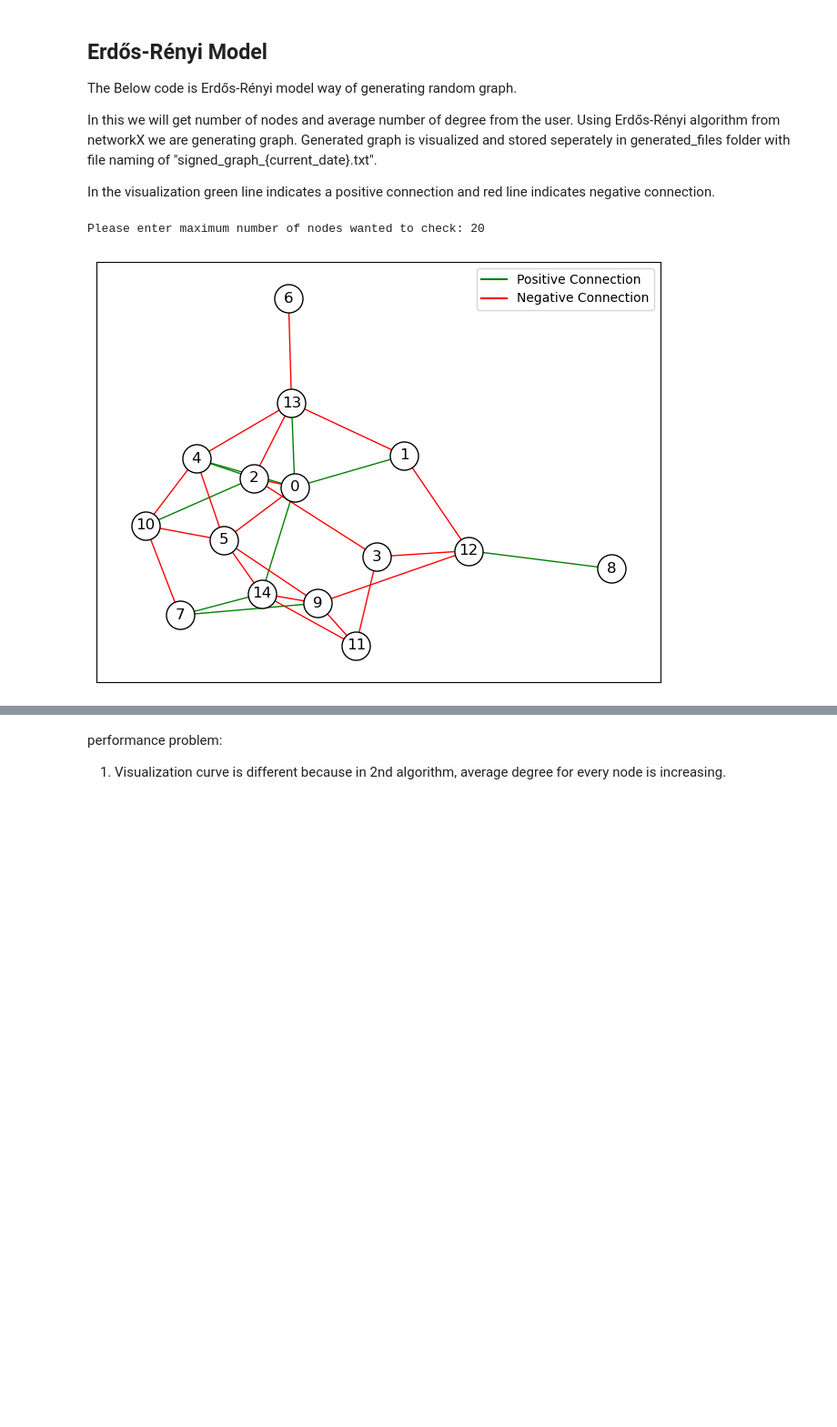
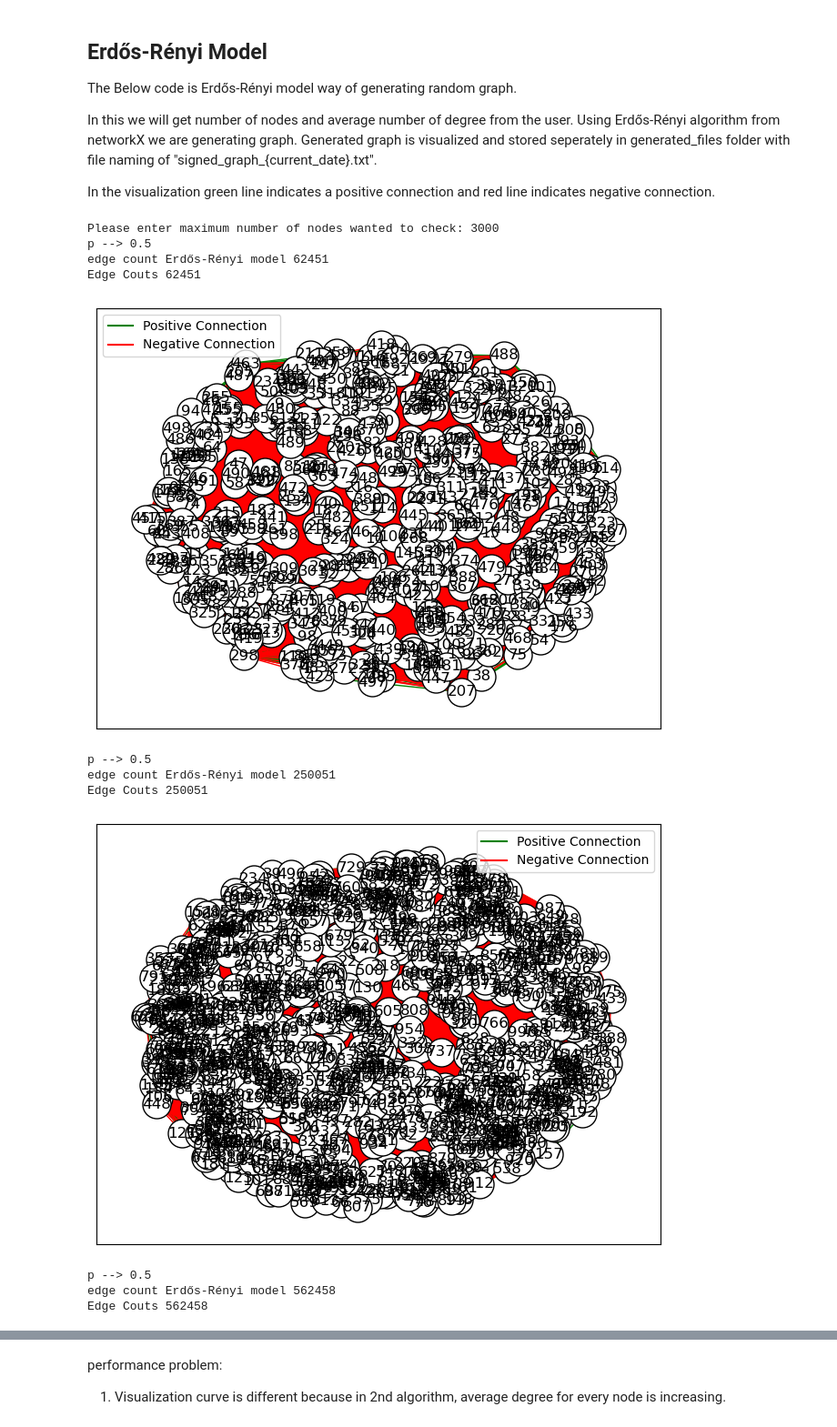
Before and after one commit to vinothvk99/Defensive-Alliance-with-Signed-Graph, a Jupyter notebook: 4.1_Generating_a_random_signed_graph/random_graph_generation.ipynb, the cells around one changed output, grey strips where cells are left out. Shown at 91% size. Drawn from its saved outputs; the diff is of its cells as text; code cells hidden in the pictures; blank space fills up the shorter version.

```diff
--- a/4.1_Generating_a_random_signed_graph/random_graph_generation.ipynb
+++ b/4.1_Generating_a_random_signed_graph/random_graph_generation.ipynb
@@ -81,8 +110,8 @@ def write_signed_graph_to_file(graph):
             sign = data.get('sign', 1)
             file.write(f"{u} {v} {sign}\n")
 # %%
-nodes_to_check = 50
-p_plus = 0.4
+nodes_to_check = 500
+p_plus = 0.2
 p_minus = 0.3
 max_nodes_to_check = int(input("Please enter maximum number of nodes wanted to check: "))
 
@@ -95,16 +124,18 @@ while(nodes_to_check <= max_nodes_to_check):
     n_vertices = nodes_to_check
 
 
-    random_signed_graph = generate_random_signed_graph(n_vertices, p_plus, p_minus)
+    G = generate_random_signed_graph(n_vertices, p_plus, p_minus)
     endtime_prof_WoV = time.monotonic()
 
+    visualize_signed_graph(G)
+
     # Display the graph using NetworkX and matplotlib
-    pos = nx.spring_layout(random_signed_graph)
-    nx.draw(random_signed_graph, pos, with_labels=True, node_size=1000, node_color='skyblue', font_size=10, font_weight='bold')
-    labels = nx.get_edge_attributes(random_signed_graph, 'sign')
-    nx.draw_networkx_edge_labels(random_signed_graph, pos, edge_labels=labels, font_size=10, font_weight='bold')
-    plt.title("Random Signed Graph Visualization")
-    plt.show()
+#     pos = nx.spring_layout(random_signed_graph)
+#     nx.draw(random_signed_graph, pos, with_labels=True, node_size=1000, node_color='skyblue', font_size=10, font_weight='bold')
+#     labels = nx.get_edge_attributes(random_signed_graph, 'sign')
+#     nx.draw_networkx_edge_labels(random_signed_graph, pos, edge_labels=labels, font_size=10, font_weight='bold')
+#     plt.title("Random Signed Graph Visualization")
+#     plt.show()
 
     endtime_prof_WV = time.monotonic()
 
@@ -114,7 +145,7 @@ while(nodes_to_check <= max_nodes_to_check):
     prof_performance_entries = n_vertices, totaltime_prof_WoV, totaltime_prof_WV
     write_in_execl(filename, prof_performance_entries)
 
-    nodes_to_check = nodes_to_check + 50
+    nodes_to_check = nodes_to_check + 500
 
 #     write_signed_graph_to_file(random_signed_graph)
 # %% [output]
@@ -184,37 +208,50 @@ def visualize_signed_graph(G):
 # %%
-nodes_to_check = 50
-initial_avg_degree = 4
+nodes_to_check = 500
+initial_avg_degree = 49.5
+p_plus = 0.4
+p_minus = 0.3
 max_nodes_to_check = int(input("Please enter maximum number of nodes wanted to check: "))
 
 
 # num_nodes = int(input("Please enter number of nodes for the graph: "))
 # avg_degree = int(input("Please enter average number of degree for a node: "))
 
 while(nodes_to_check <= max_nodes_to_check):
 
     start_time = time.monotonic()
 
     num_nodes = nodes_to_check
-    avg_degree = initial_avg_degree
+    avg_degree = 0.5 * (num_nodes - 1)
 
 
     G = erdos_renyi_signed_graph(num_nodes, avg_degree)
+    print("Edge Couts", len(G.edges()))
     endtime_erm_WoV = time.monotonic()
 
     graph_dict = convert_graph_to_dict(G)
 
     visualize_signed_graph(G)
     endtime_erm_WV = time.monotonic()
 
     # storing the performance time in a excel file
     filename = "performance_check_Erdős_Rényi.xlsx"
     totaltime_erm_WoV, totaltime_erm_WV = timedelta(seconds=endtime_erm_WoV - start_time), timedelta(seconds=endtime_erm_WV - start_time)
     erm_performance_entries = num_nodes, totaltime_erm_WoV, totaltime_erm_WV
     write_in_execl(filename, erm_performance_entries)
 
-    initial_avg_degree = initial_avg_degree + 4
-    nodes_to_check = nodes_to_check + 50
+#     initial_avg_degree = initial_avg_degree + 4
+    nodes_to_check = nodes_to_check + 500
     write_signed_graph_to_file(G)
 # %% [output]
-Please enter maximum number of nodes wanted to check: 20
+Please enter maximum number of nodes wanted to check: 3000
+p --> 0.5
+edge count Erdős-Rényi model 62451
+Edge Couts 62451
-[figure, old version]
+[figure, new version]
+p --> 0.5
+edge count Erdős-Rényi model 250051
+Edge Couts 250051
+[figure, added]
+p --> 0.5
+edge count Erdős-Rényi model 562458
+Edge Couts 562458
```
Also changed, not shown: parts of 5 cells of this notebook, 12 other files.
